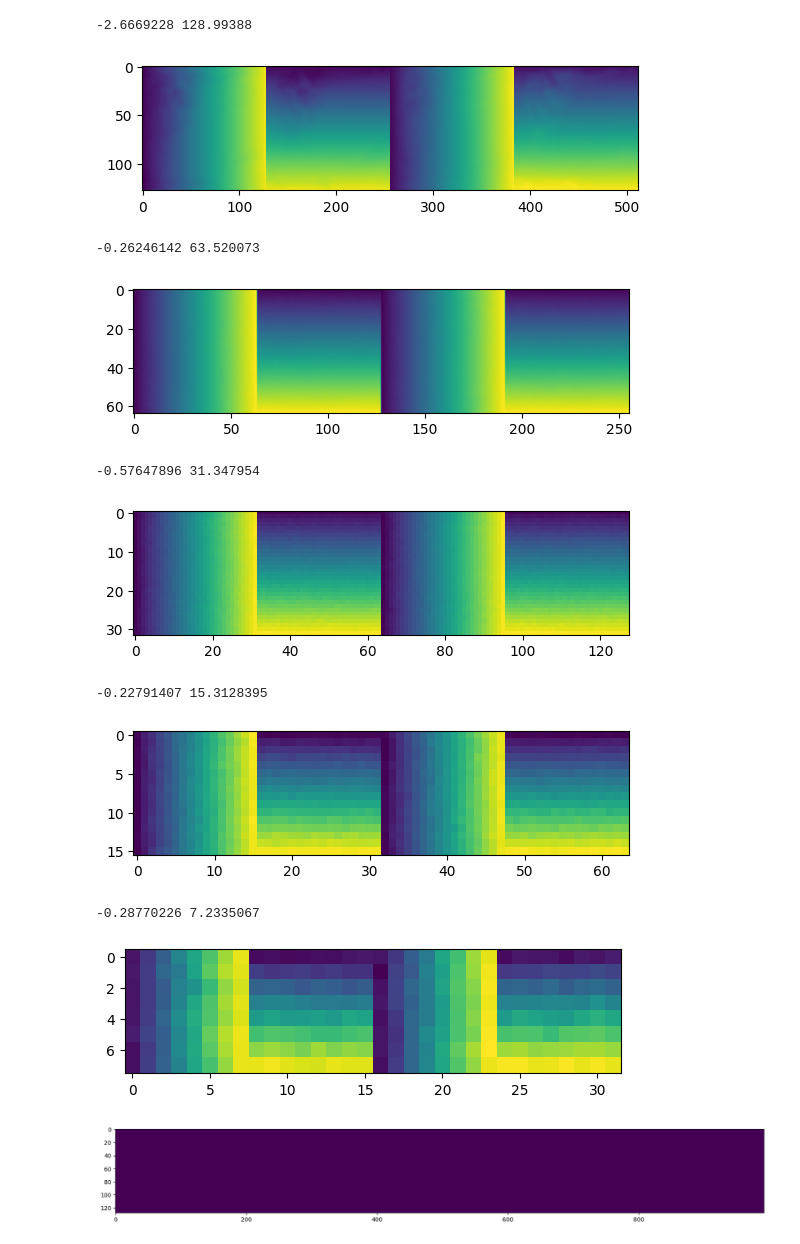
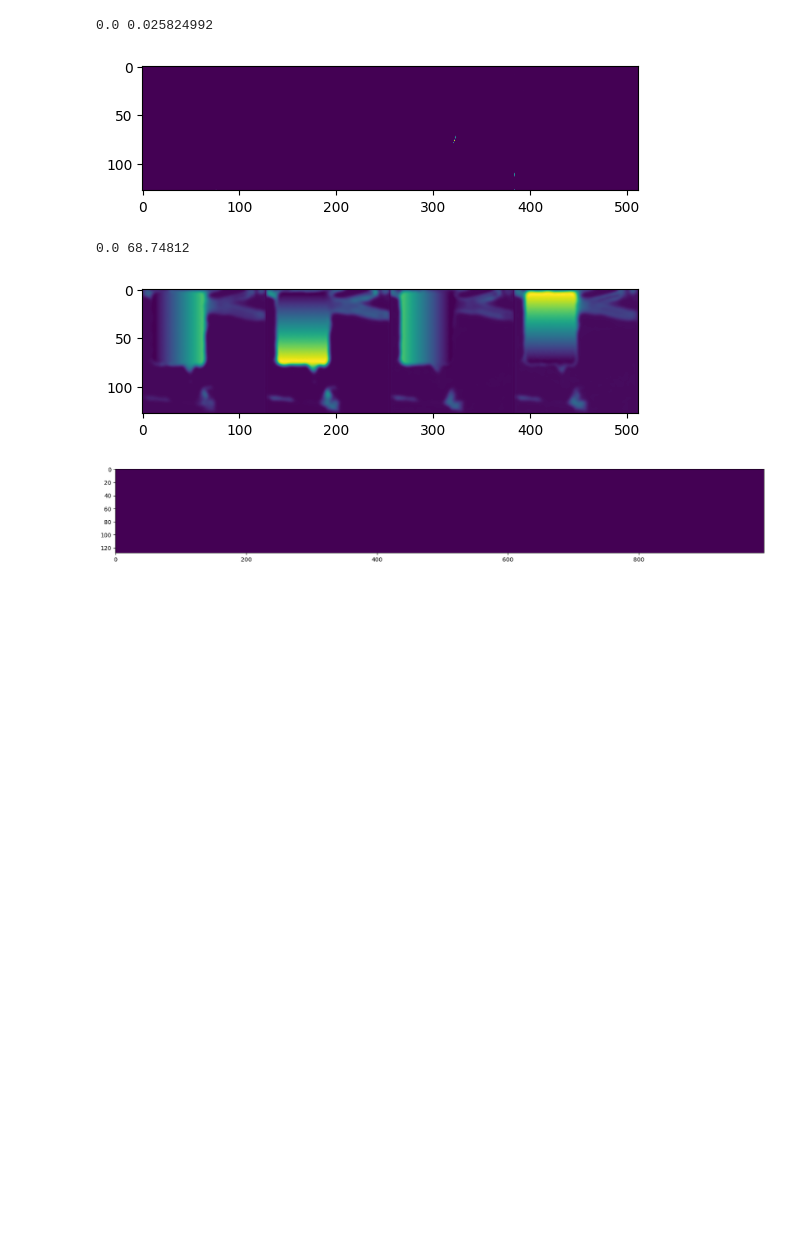
Before and after one commit to ndgnuh/megane, a Jupyter notebook: Infer.ipynb, the cells around one changed output. Cells and saved outputs as stored; diff of their text form; code cells hidden in the pictures; blank space fills up the shorter version.

```diff
--- a/Infer.ipynb
+++ b/Infer.ipynb
@@ -73,20 +73,16 @@ visualize_feature_maps(ctn_maps)
 # %%
-for rmap in rgs_maps:
+for rmap in rgs_maps[0]:
     rmap = np.concatenate(list(rmap), -1)
+    # rmap = np.concatenate(list(rmap), -2)
     print(rmap.min(), rmap.max())
+
     plt.imshow(rmap)
     plt.show()
 # %% [output]
--2.6669228 128.99388
+0.0 0.025824992
-[figure, old version]
+[figure, new version]
--0.26246142 63.520073
+0.0 68.74812
-[figure, old version]
+[figure, new version]
--0.57647896 31.347954
-[figure, removed]
--0.22791407 15.3128395
-[figure, removed]
--0.28770226 7.2335067
-[figure, removed]
 # %%
 plt.figure(figsize=(20, 20))
 visualize_feature_maps(rgs_maps, normalize=False)
```
Also changed, not shown: parts of 3 cells of this notebook, 4 other files.
